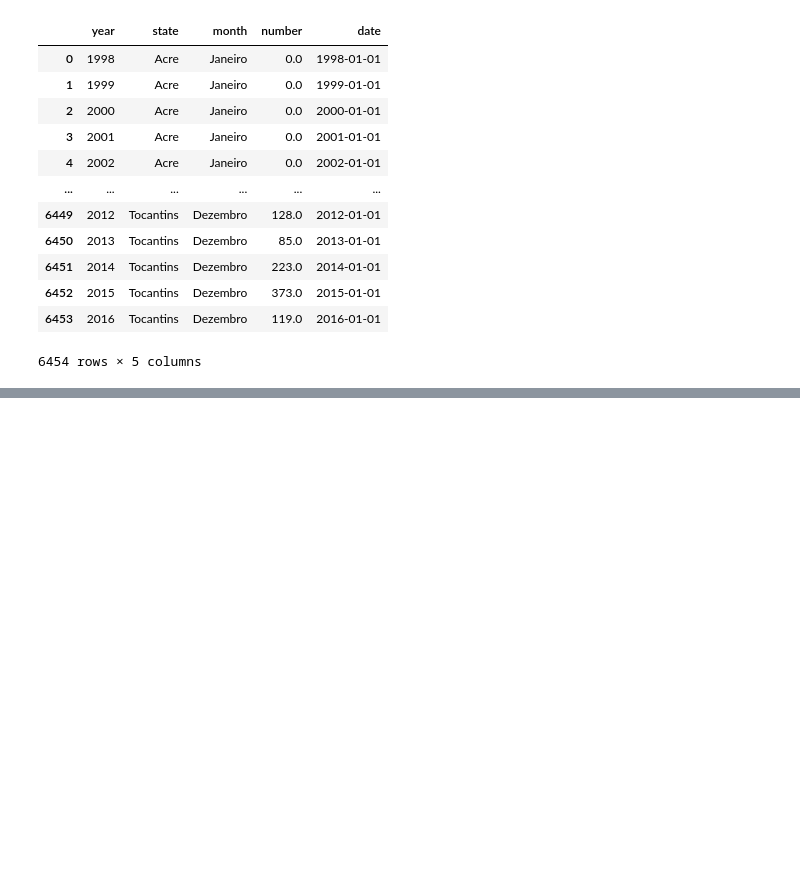
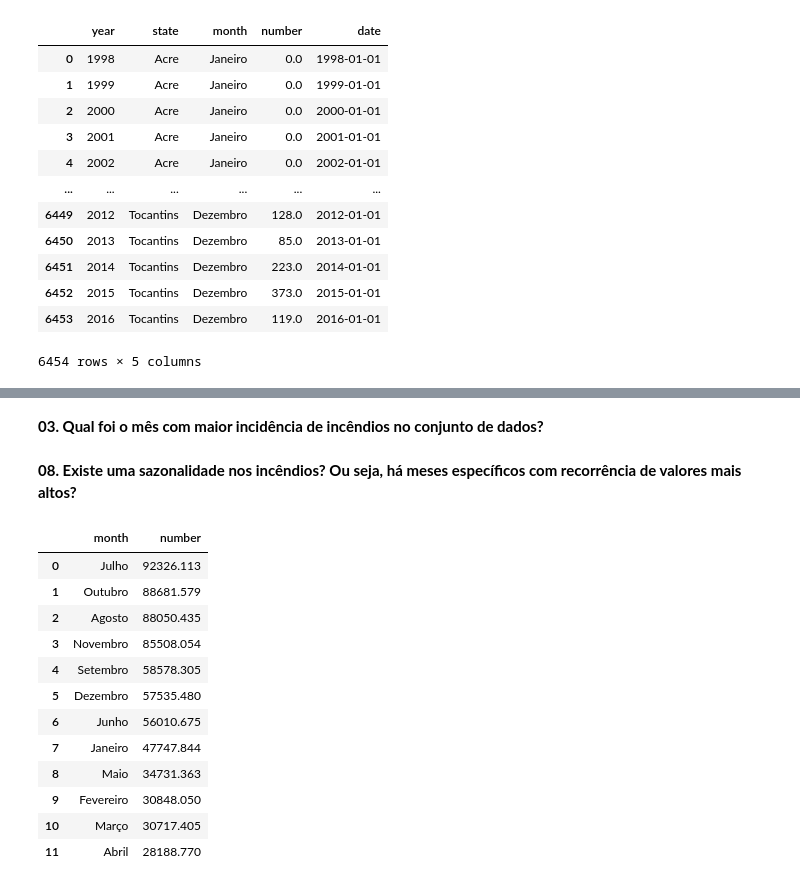
Before and after one commit to gxbriellops/dashboard-incendio-floresta, a Jupyter notebook: forest.ipynb, the cells around one changed output, grey strips where cells are left out. Saved outputs shown, nothing was run; the diff lists cells and outputs as text; code cells hidden in the pictures; blank space fills up the shorter version.

```diff
--- a/forest.ipynb
+++ b/forest.ipynb
@@ -70,3 +149,23 @@ Name: number, dtype: float64
+# %% [markdown]
+**03. Qual foi o mês com maior incidência de incêndios no conjunto de dados?**
+# %% [markdown]
+**08. Existe uma sazonalidade nos incêndios? Ou seja, há meses específicos com recorrência de valores mais altos?**
 # %%
-# mes com mais incendios
-mes_mais_incendios = df.groupby('month'['number'].sum().sort_values(ascending=True)
+# verificando se há uma sazonalidade de incendios por mês
+incendios_mes = df.groupby('month')['number'].sum().sort_values(ascending=False)
+incendios_mes = pd.DataFrame(incendios_mes).reset_index()
+incendios_mes
+# %% [output]
+|  | month | number |
+| 0 | Julho | 92326.113 |
+| 1 | Outubro | 88681.579 |
+| 2 | Agosto | 88050.435 |
+| 3 | Novembro | 85508.054 |
+| 4 | Setembro | 58578.305 |
+| 5 | Dezembro | 57535.480 |
+| 6 | Junho | 56010.675 |
+| 7 | Janeiro | 47747.844 |
+| 8 | Maio | 34731.363 |
+| 9 | Fevereiro | 30848.050 |
+| 10 | Março | 30717.405 |
+| 11 | Abril | 28188.770 |
```
Also changed, not shown: parts of 19 cells of this notebook.
